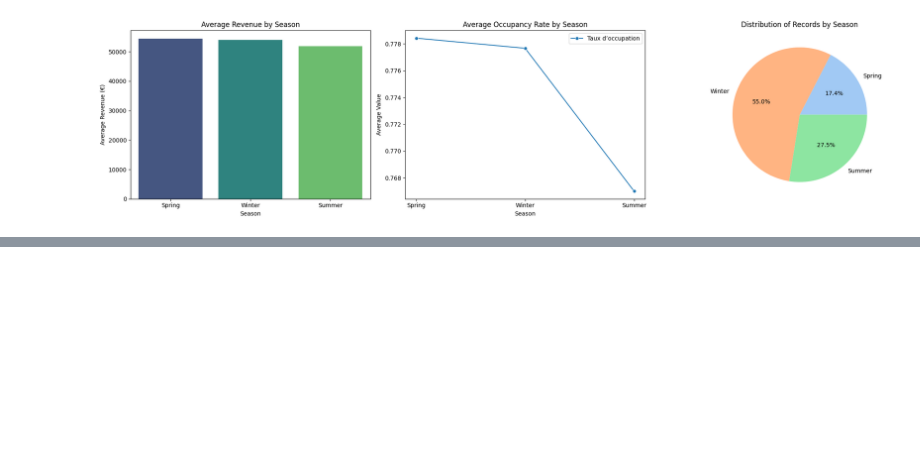
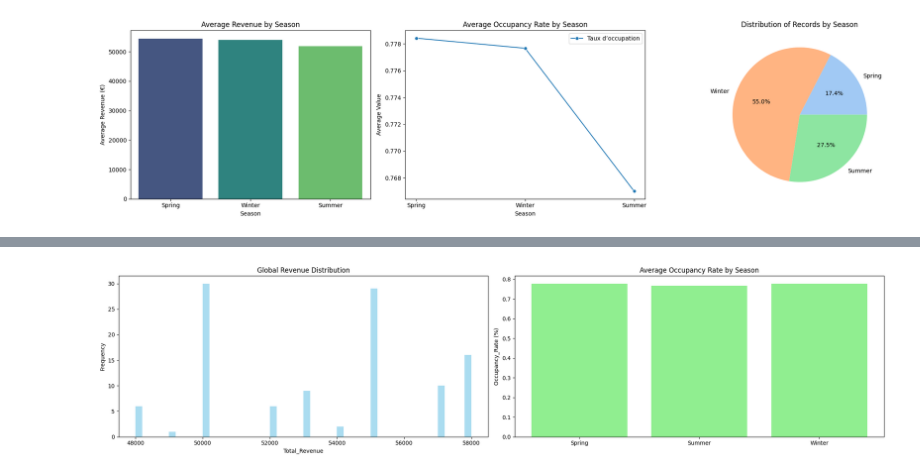
Before and after one commit to tabodino/hotel_booking_cancellation_prediction, a Jupyter notebook: notebooks/hotel_booking_analysis.ipynb, the cells around one changed output, grey strips where cells are left out. Cells and saved outputs as stored; diff of their text form; code cells hidden in the pictures; blank space fills up the shorter version.

```diff
--- a/notebooks/hotel_booking_analysis.ipynb
+++ b/notebooks/hotel_booking_analysis.ipynb
@@ -444,0 +548,21 @@ Seasonal analysis:
+# %%
+# No need to limit or sample due to a small dataset size
+df_pandas = df.toPandas()
+
+plt.figure(figsize=(20, 5))
+plt.subplot(121)
+plt.hist(df_pandas["Total_Revenue"], bins=50, alpha=0.7, color="skyblue")
+plt.title("Global Revenue Distribution")
+plt.xlabel("Total_Revenue")
+plt.ylabel("Frequency")
+
+plt.subplot(122)
+season_occupancy = df_pandas.groupby("Season")["Occupancy_Rate"].mean()
+plt.bar(season_occupancy.index, season_occupancy.values, color="lightgreen")
+plt.title("Average Occupancy Rate by Season")
+plt.ylabel("Occupancy_Rate (%)")
+
+plt.tight_layout()
+plt.show()
+# %% [output]
+[figure, added]
```
Also changed, not shown: parts of 7 cells of this notebook.
